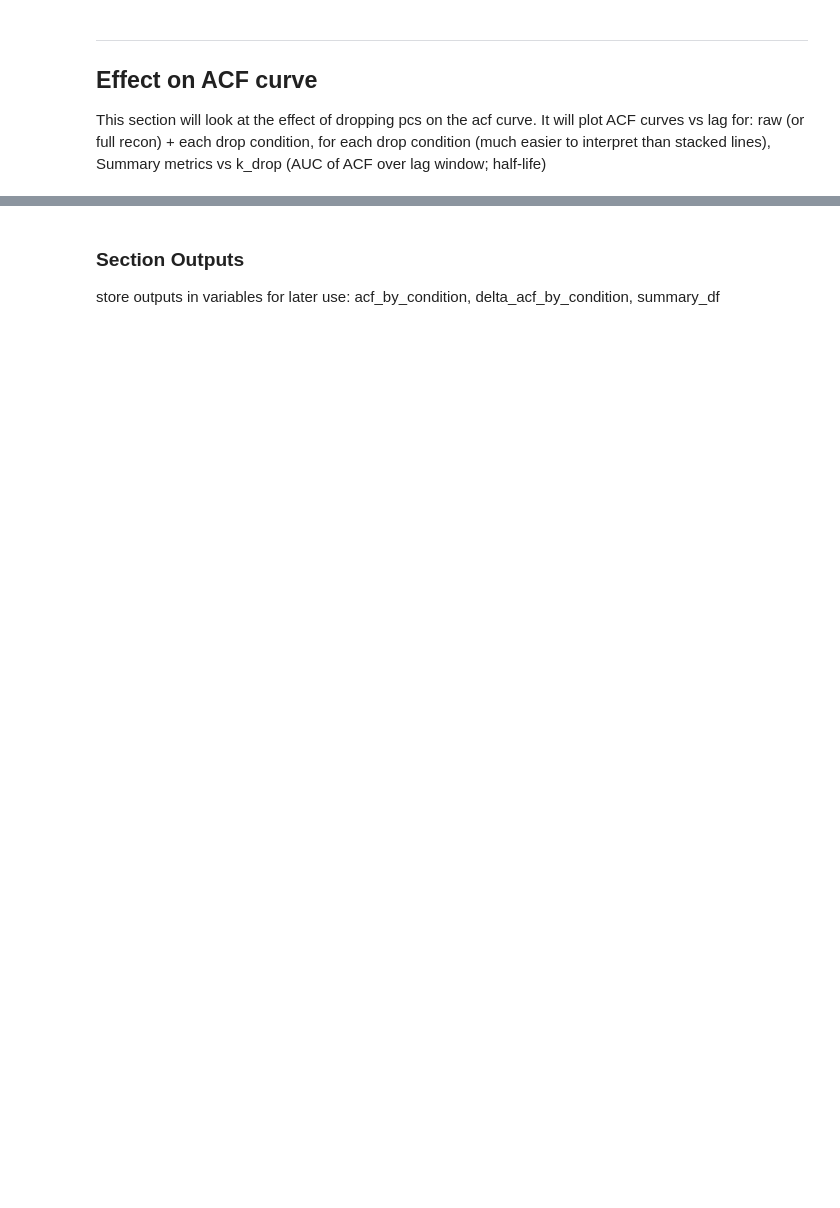
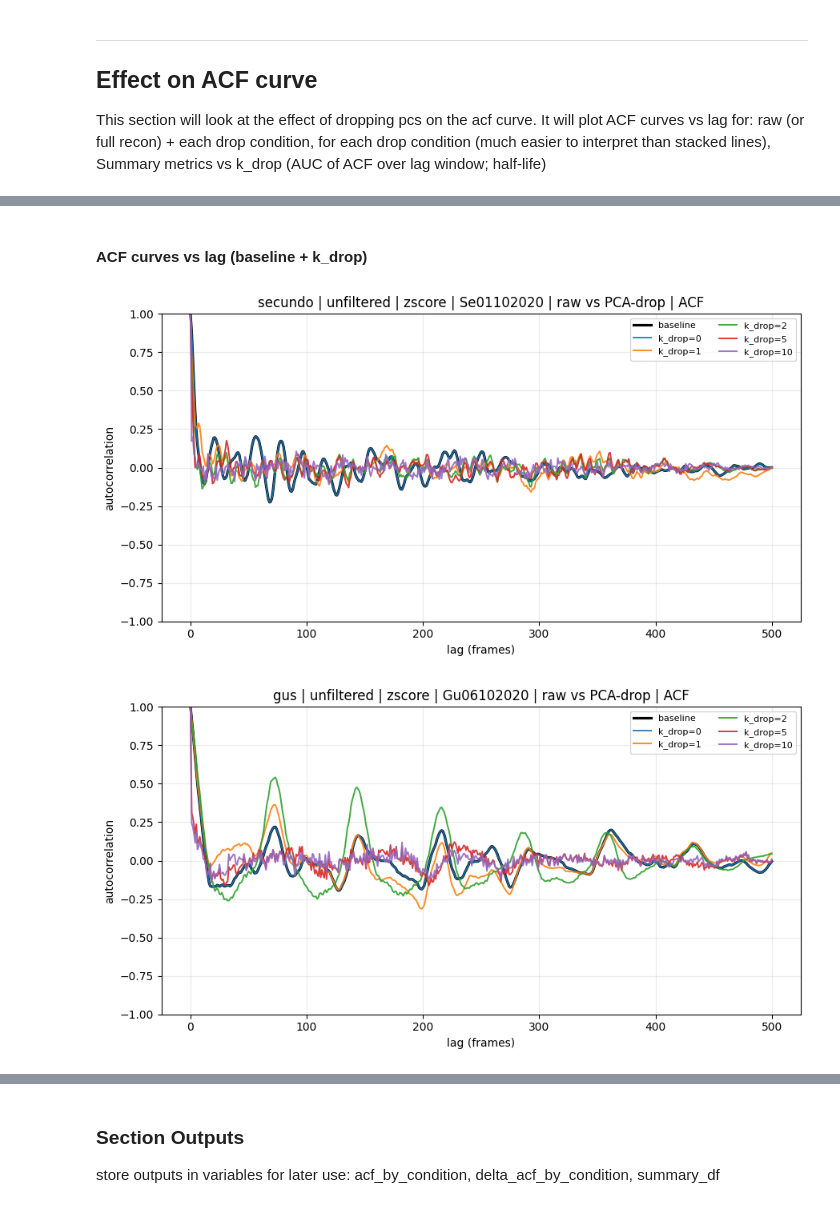
Before and after one commit to brynnhs/fUSPredict, a Jupyter notebook: code/2_exploratory_data_analysis/00_pca.ipynb, the cells around one changed output, grey strips where cells are left out. Saved outputs shown, nothing was run; the diff lists cells and outputs as text; code cells hidden in the pictures; blank space fills up the shorter version.

```diff
--- a/code/2_exploratory_data_analysis/00_pca.ipynb
+++ b/code/2_exploratory_data_analysis/00_pca.ipynb
@@ -555,11 +596,16 @@ for subject in subjects:
             label=f"PC{pc}",
         )
 
-    ax.set_title(f"{subject} | {r['session_id']} | PC score traces")
+    ax.set_title(f"{subject} | {data_condition} | {data_variant} | {r['session_id']} | PC score traces")
     ax.set_xlabel("Frame index")
     ax.set_ylabel("PC score")
     ax.grid(alpha=0.25)
     ax.legend(loc="best", ncol=min(4, len(pcs)))
     fig.tight_layout()
+
+    _save_fig(
+        fig,
+        f"{_slug(subject)}_{_slug(data_condition)}_{_slug(data_variant)}_{_slug(r['session_id'])}_pc_score_traces.png",
+    )
     plt.show()
 # %% [output]
@@ -753,0 +1003,51 @@ print(f"Reconstruction packs: {len(recons_by_condition)}")
+# %% [markdown]
+#### ACF curves vs lag (baseline + k_drop)
+# %%
+for subject in subjects:
+    disp = display_session_by_subject.get(subject)
+    if disp is None:
+        continue
+    session_id = str(disp["session_id"])
+
+    base_key = (str(subject), str(session_id), "baseline")
+    if base_key not in acf_by_condition:
+        continue
+
+    boot_pack = bootstrap_results.get((str(subject), str(session_id)), {})
+    acf_ci = boot_pack.get("acf_ci_by_condition", {})
+
+    base = acf_by_condition[base_key]
+    fig, ax = plt.subplots(figsize=(9, 4.8))
+    ax.plot(base["lags"], base["acf"], color="black", lw=2.3, label="baseline")
+    if "baseline" in acf_ci:
+        ci = acf_ci["baseline"]
+        L = int(min(len(base["lags"]), len(ci["lo"])))
+
+    cond_keys = [
+        k for k in acf_by_condition.keys()
+        if k[0] == str(subject) and k[1] == str(session_id) and str(k[2]).startswith("k_drop_")
+    ]
+    cond_keys = sorted(cond_keys, key=lambda k: int(str(k[2]).split("_")[-1]))
+
+    for ck in cond_keys:
+        cond_name = str(ck[2])
+        k_drop = int(cond_name.split("_")[-1])
+        d = acf_by_condition[ck]
+        ax.plot(d["lags"], d["acf"], lw=1.4, alpha=0.9, label=f"k_drop={k_drop}")
+        if cond_name in acf_ci:
+            ci = acf_ci[cond_name]
+            L = int(min(len(d["lags"]), len(ci["lo"])))
+
+    ax.set_title(f"{subject} | {data_condition} | {data_variant} | {session_id} | raw vs PCA-drop | ACF")
+    ax.set_xlabel("lag (frames)")
+    ax.set_ylabel("autocorrelation")
+    ax.set_ylim(-1.0, 1.0)
+    ax.grid(alpha=0.25)
+    ax.legend(loc="best", fontsize=8, ncol=2)
+    fig.tight_layout()
+
+    _save_fig(fig, f"{_slug(subject)}_{_slug(data_condition)}_{_slug(data_variant)}_{_slug(session_id)}_acf_curves.png")
+    plt.show()
+# %% [output]
+[figure, added]
+[figure, added]
```
Also changed, not shown: parts of 29 cells of this notebook, 3 other files.
